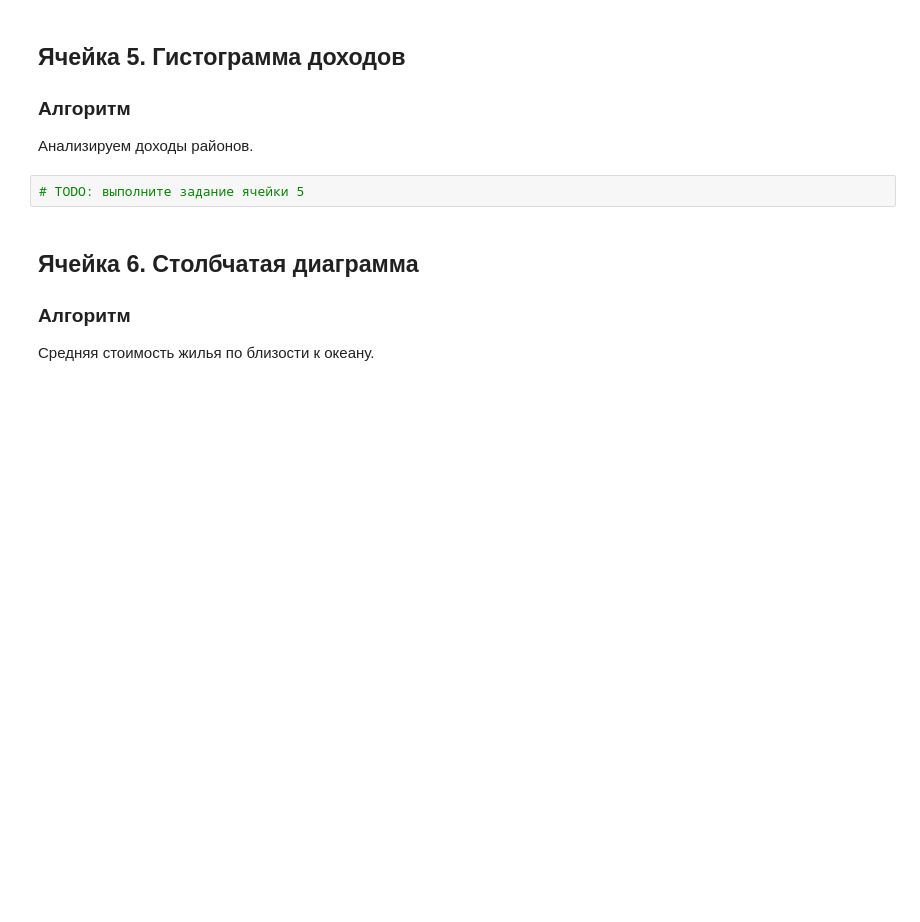
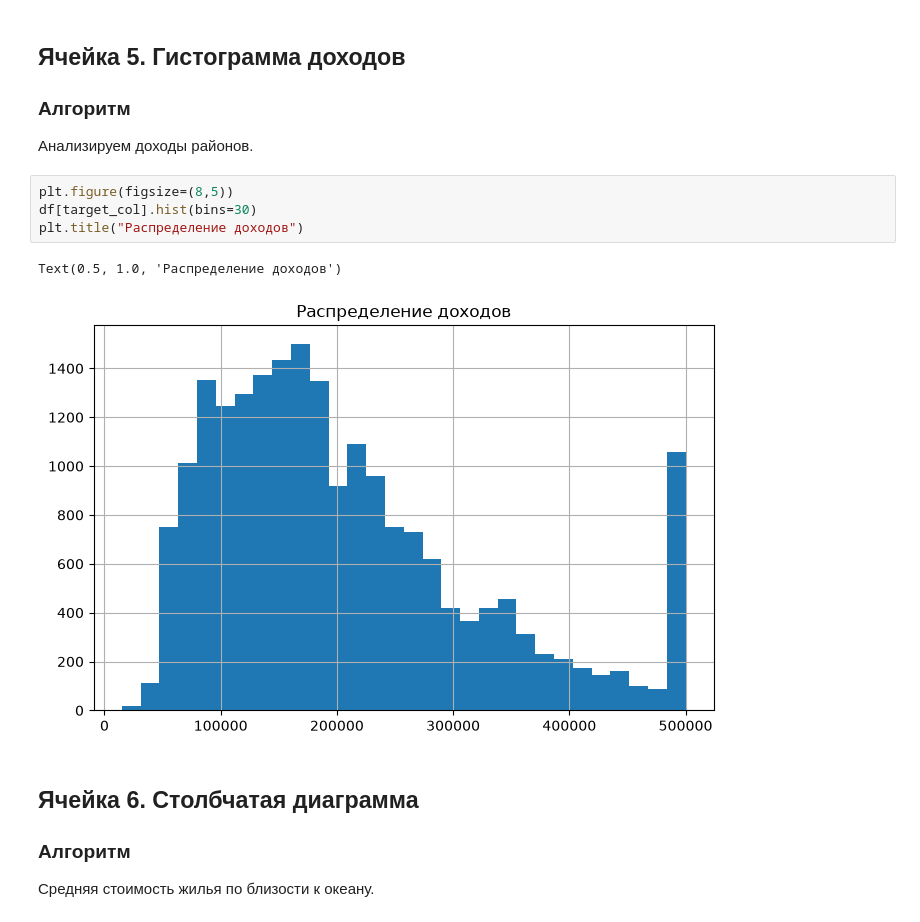
Before and after one commit to FelixTheCatW/study-analysis, a Jupyter notebook: src/notebooks/block6_lesson11_visualization_todo.ipynb, the cells around one changed output. Saved outputs shown, nothing was run; the diff lists cells and outputs as text; blank space fills up the shorter version.

```diff
--- a/src/notebooks/block6_lesson11_visualization_todo.ipynb
+++ b/src/notebooks/block6_lesson11_visualization_todo.ipynb
@@ -73,7 +109,12 @@ https://raw.githubusercontent.com/ageron/handson-ml/master/datasets/housing/hous
 
 Анализируем доходы районов.
 # %%
-# TODO: выполните задание ячейки 5
+plt.figure(figsize=(8,5))
+df[target_col].hist(bins=30)
+plt.title("Распределение доходов")
+# %% [output]
+Text(0.5, 1.0, 'Распределение доходов')
+[figure, added]
 # %% [markdown]
 ## Ячейка 6. Столбчатая диаграмма
 
```
Also changed, not shown: parts of 9 cells of this notebook.
